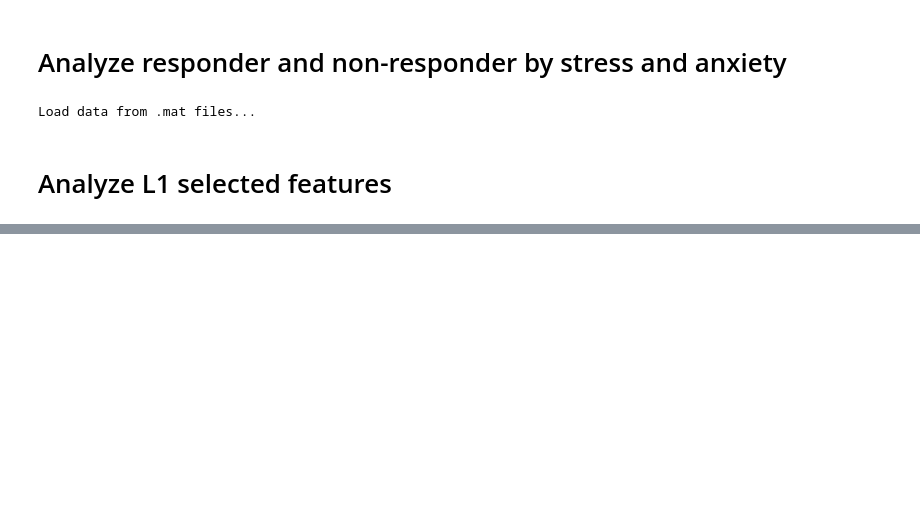
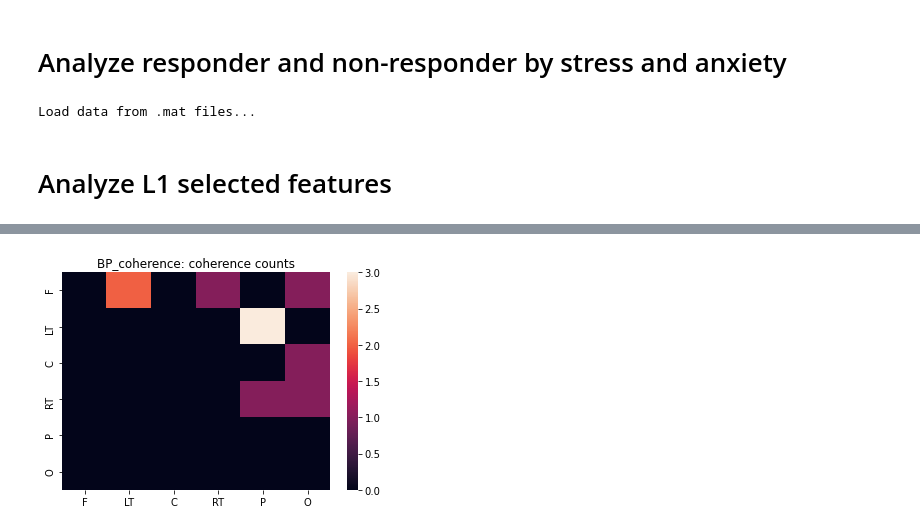
Before and after one commit to hundredball/Classroom_stress, a Jupyter notebook: data_analysis.ipynb, the cells around one changed output, grey strips where cells are left out. Drawn from its saved outputs; the diff is of its cells as text; code cells hidden in the pictures; blank space fills up the shorter version.

```diff
--- a/data_analysis.ipynb
+++ b/data_analysis.ipynb
@@ -1065,0 +1069,16 @@ fig.savefig('./results/L1_%s/hist.png'%(feature))
+# %%
+# Feature of coherence
+features = []
+for i in range(len(df)):
+    if df.loc[i, 'coherence'][0] != '':
+        features += map(float, df.loc[i, 'coherence'])
+
+counts_mat = np.zeros((len(regions), len(regions)))
+for i, (r1, r2) in enumerate(itertools.combinations(range(len(regions)), r=2)):
+    counts_mat[r1, r2] = features.count(i)
+
+ax = sns.heatmap(counts_mat, xticklabels=regions, yticklabels=regions)
+ax.set_title('%s: coherence counts'%(feature))
+plt.savefig('./results/L1_%s/coherence_heatmap.png'%(feature))
+# %% [output]
+[figure, added]
```
Also changed, not shown: parts of 2 cells of this notebook, 1 other file.
